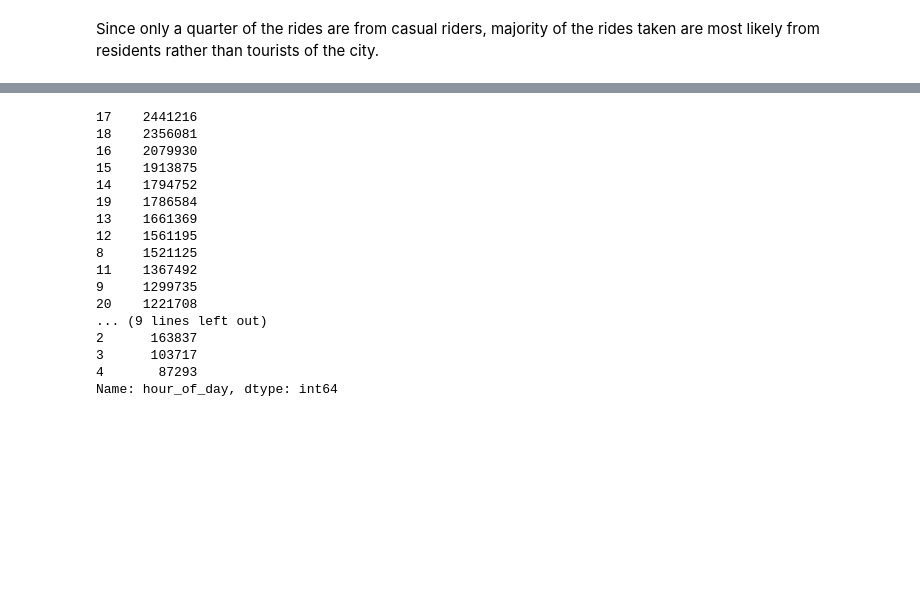
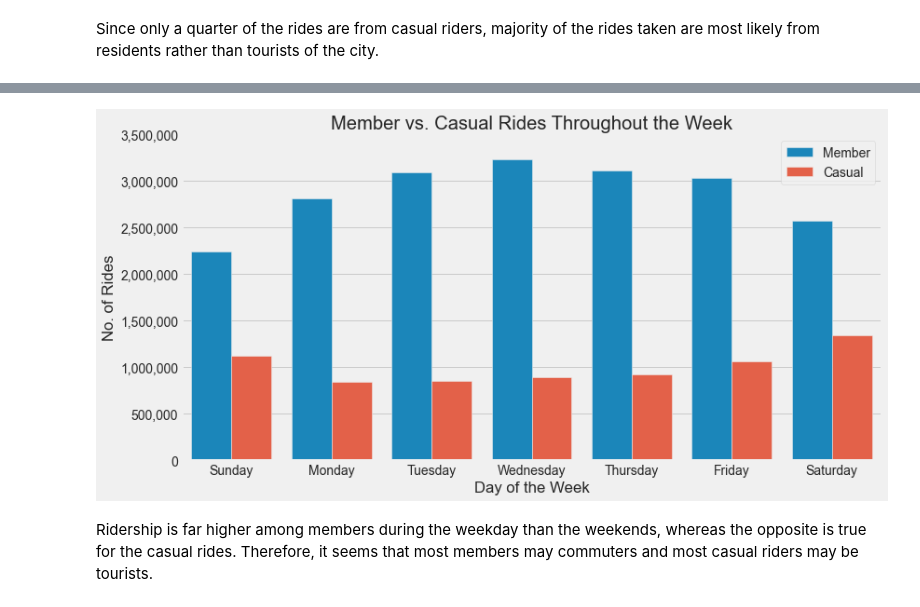
Before and after one commit to jchatterjee/nycdsa_capstone, a Jupyter notebook: DA_Q1_Rider_Behavior.ipynb, the cells around one changed output, grey strips where cells are left out. Saved outputs shown, nothing was run; the diff lists cells and outputs as text; code cells hidden in the pictures; blank space fills up the shorter version.

```diff
--- a/DA_Q1_Rider_Behavior.ipynb
+++ b/DA_Q1_Rider_Behavior.ipynb
@@ -192,20 +139,18 @@ Text(0, 0.5, 'No. of Rides')
-# %%
-CB_Ride_Time.hour_of_day.value_counts()
-# %% [output]
-17    2441216
-18    2356081
-16    2079930
-15    1913875
-14    1794752
-19    1786584
-13    1661369
-12    1561195
-8     1521125
-11    1367492
-9     1299735
-20    1221708
-... (9 lines left out)
-2      163837
-3      103717
-4       87293
-Name: hour_of_day, dtype: int64
+# %%
+# Creating seaborn countplot
+plt.figure(figsize=(12,6))
+g = sns.countplot(x = 'day_of_week', data = CB_Ride_Time, order = [6,0,1,2,3,4,5], hue = 'member_casual')
+
+# Plot formatting
+g.set_yticks(list(range(0,4000000,500000)))
+g.yaxis.set_major_formatter(StrMethodFormatter('{x:,}'))
+g.set_xticklabels(['Sunday','Monday','Tuesday','Wednesday','Thursday','Friday','Saturday'])
+plt.legend(prop={'size': 14})
+plt.title('Member vs. Casual Rides Throughout the Week')
+plt.xlabel('Day of the Week')
+plt.ylabel('No. of Rides')
+plt.show()
+# %% [output]
+[figure, added]
+# %% [markdown]
+Ridership is far higher among members during the weekday than the weekends, whereas the opposite is true for the casual rides. Therefore, it seems that most members may commuters and most casual riders may be tourists.
```
Also changed, not shown: parts of 9 cells of this notebook.
